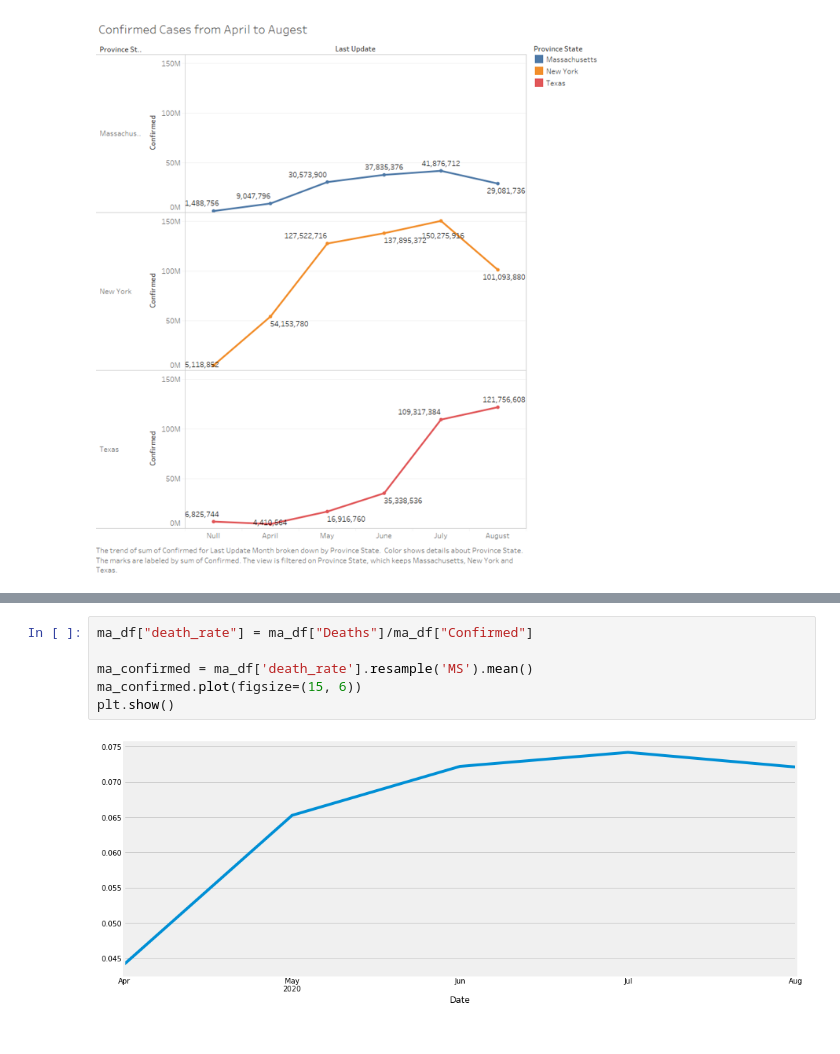
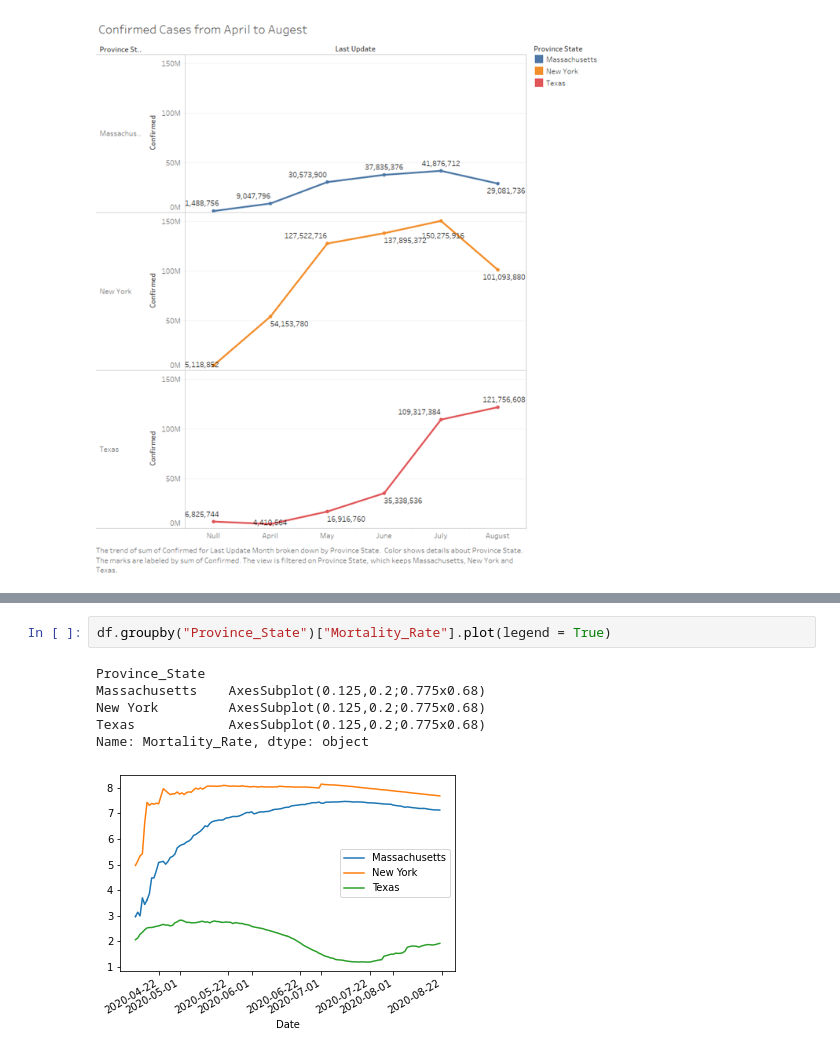
Before and after one commit to corey-brennan/corona-analysis, a Jupyter notebook: COVID Project.ipynb, the cells around one changed output, grey strips where cells are left out. Drawn from its saved outputs; the diff is of its cells as text.

```diff
--- a/COVID Project.ipynb
+++ b/COVID Project.ipynb
@@ -175,8 +96,9 @@ plt.show()
-# %%
-ma_df["death_rate"] = ma_df["Deaths"]/ma_df["Confirmed"]
-
-ma_confirmed = ma_df['death_rate'].resample('MS').mean()
-ma_confirmed.plot(figsize=(15, 6))
-plt.show()
-# %% [output]
-[figure, removed]
+# %%
+df.groupby("Province_State")["Mortality_Rate"].plot(legend = True)
+# %% [output]
+Province_State
+Massachusetts    AxesSubplot(0.125,0.2;0.775x0.68)
+New York         AxesSubplot(0.125,0.2;0.775x0.68)
+Texas            AxesSubplot(0.125,0.2;0.775x0.68)
+Name: Mortality_Rate, dtype: object
+[figure, added]
```
Also changed, not shown: parts of 16 cells of this notebook, 12 other files.
